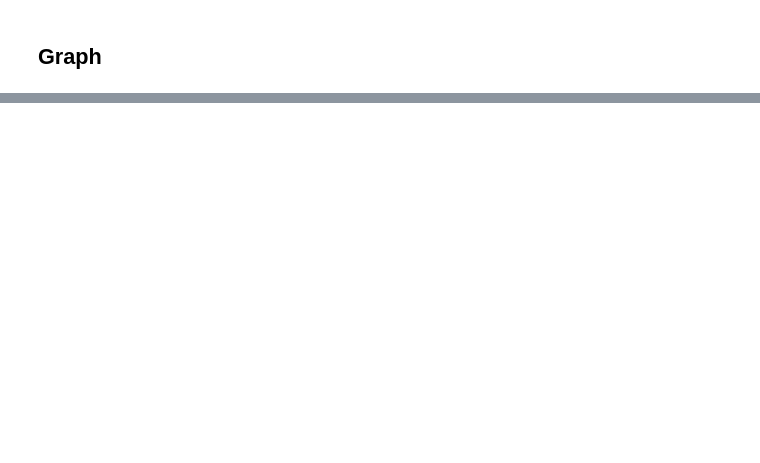
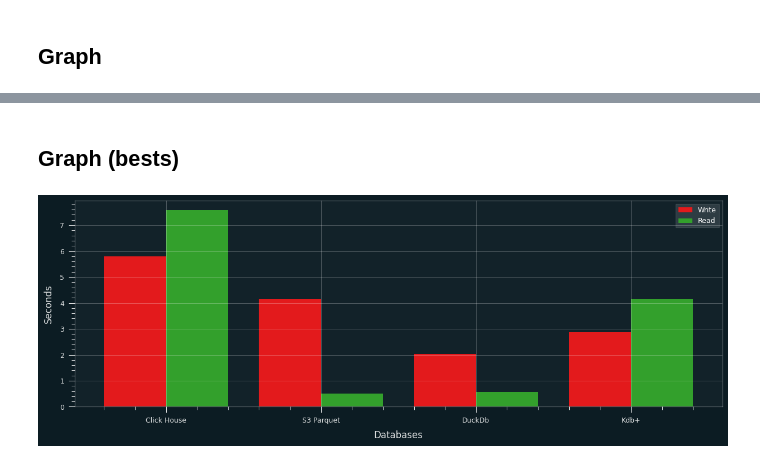
Before and after one commit to flashlan/compare-timeseries-databases, a Jupyter notebook: compareDBs.ipynb, the cells around one changed output, grey strips where cells are left out. Saved outputs shown, nothing was run; the diff lists cells and outputs as text; code cells hidden in the pictures; blank space fills up the shorter version.

```diff
--- a/compareDBs.ipynb
+++ b/compareDBs.ipynb
@@ -646,0 +747,42 @@ plt.show()
+# %% [markdown]
+## Graph (bests)
+# %%
+def plot(dark):
+    mpl_style(dark)
+    plt.figure().set_figwidth(15, 10)
+    x = np.arange(4)  # change here
+    width = 0.40
+    y1 = [
+        cHouse_read_execution_time,
+        s3_read_execution_time,
+        duckdb_read_execution_time,
+        kdb_read_execution_time,
+    ]  # change here
+    y2 = [
+        cHouse_write_execution_time,
+        s3_write_execution_time,
+        duckdb_write_execution_time,
+        kdb_write_execution_time,
+    ]  # change here
+    plt.bar(x - 0.2, y2, width)
+    plt.bar(x + 0.2, y1, width)
+    plt.xticks(
+        x,
+        [
+            "Click House",
+            "S3 Parquet",
+            "DuckDb",
+            "Kdb+",
+        ],
+    )
+    plt.xlabel("Databases")
+    plt.ylabel("Seconds")
+    plt.legend(["Write", "Read"])  # ver
+    plt.rcParams.update({"font.size": 8})
+    plt.style.use("dark_background")
+    plt.show()
+
+
+plot(dark=True)
+# %% [output]
+[figure, added]
```
Also changed, not shown: parts of 28 cells of this notebook.
